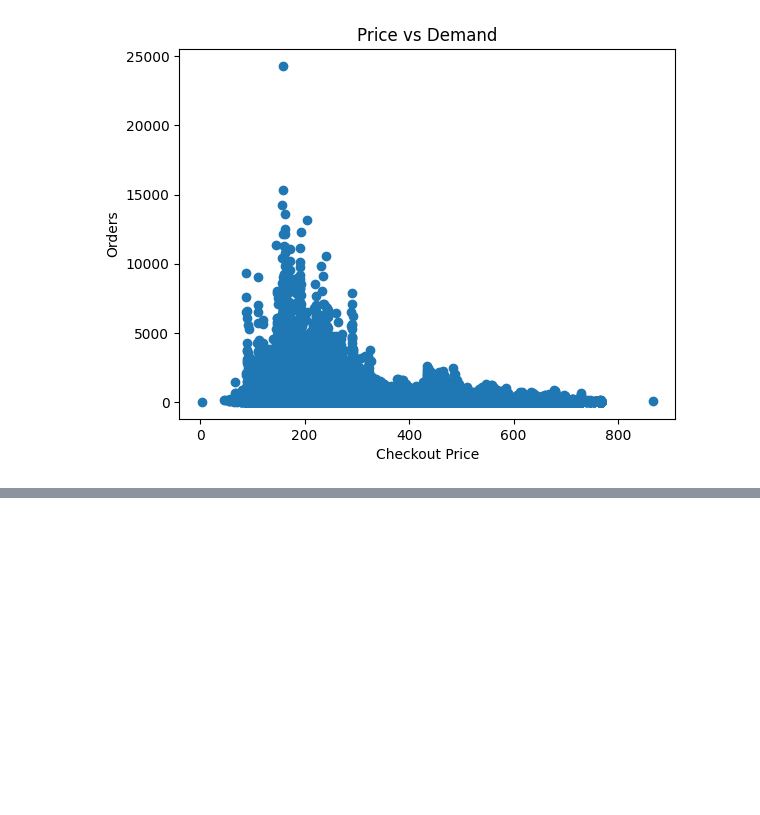
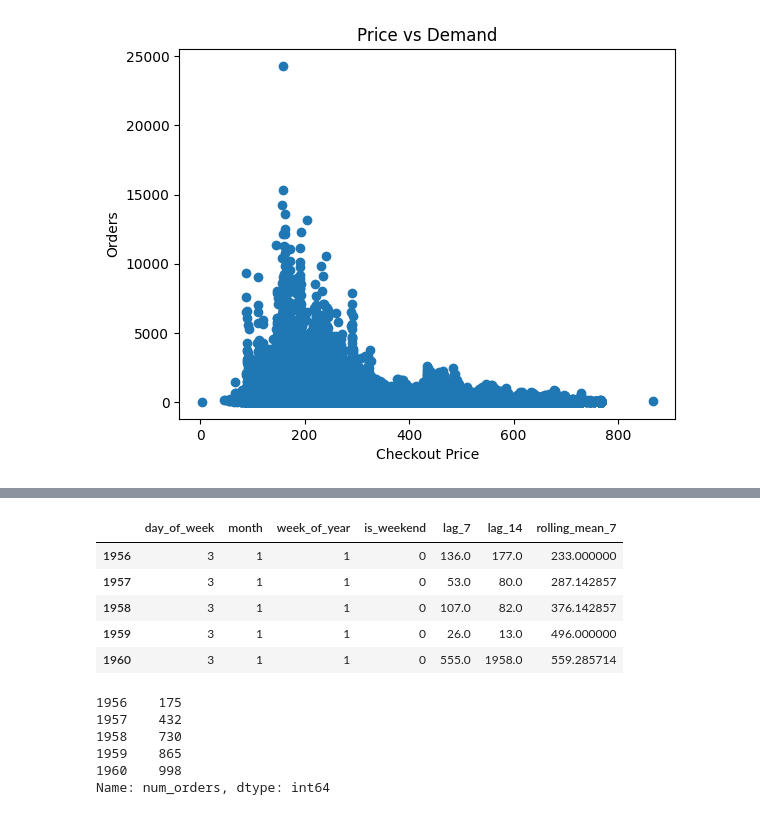
Before and after one commit to Shivam7410/ai-restaurant-demand-forecasting-system, a Jupyter notebook: notebooks/Project3.ipynb, the cells around one changed output, grey strips where cells are left out. Saved outputs shown, nothing was run; the diff lists cells and outputs as text; code cells hidden in the pictures; blank space fills up the shorter version.

```diff
--- a/notebooks/Project3.ipynb
+++ b/notebooks/Project3.ipynb
@@ -98,0 +125,25 @@ plt.show()
+# %%
+## Preparing Features
+features = ['day_of_week','month','week_of_year','is_weekend',
+            'lag_7','lag_14','rolling_mean_7']
+
+X = df[features]
+y = df['num_orders']
+# %%
+X.head()
+# %% [output]
+|  | day_of_week | month | week_of_year | is_weekend | lag_7 | lag_14 | rolling_mean_7 |
+| 1956 | 3 | 1 | 1 | 0 | 136.0 | 177.0 | 233.000000 |
+| 1957 | 3 | 1 | 1 | 0 | 53.0 | 80.0 | 287.142857 |
+| 1958 | 3 | 1 | 1 | 0 | 107.0 | 82.0 | 376.142857 |
+| 1959 | 3 | 1 | 1 | 0 | 26.0 | 13.0 | 496.000000 |
+| 1960 | 3 | 1 | 1 | 0 | 555.0 | 1958.0 | 559.285714 |
+# %%
+y.head()
+# %% [output]
+1956    175
+1957    432
+1958    730
+1959    865
+1960    998
+Name: num_orders, dtype: int64
```
Also changed, not shown: parts of 5 cells of this notebook.
